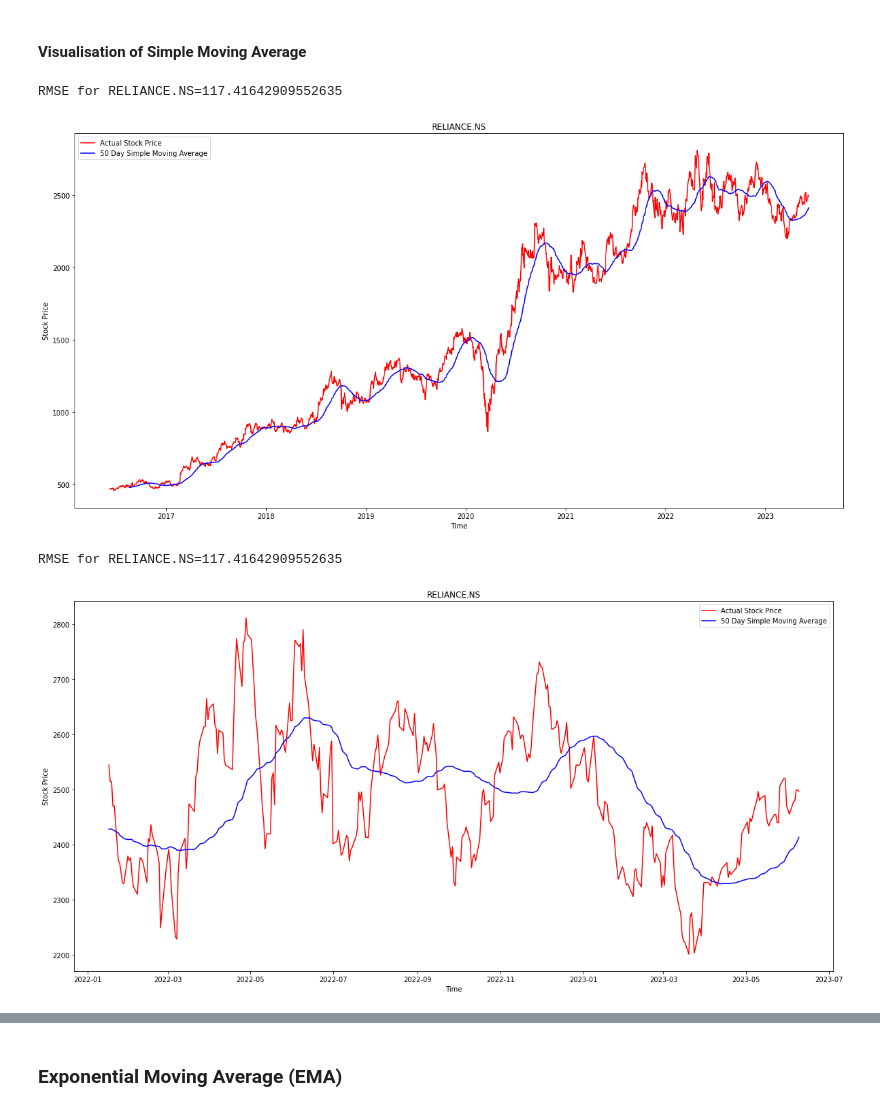
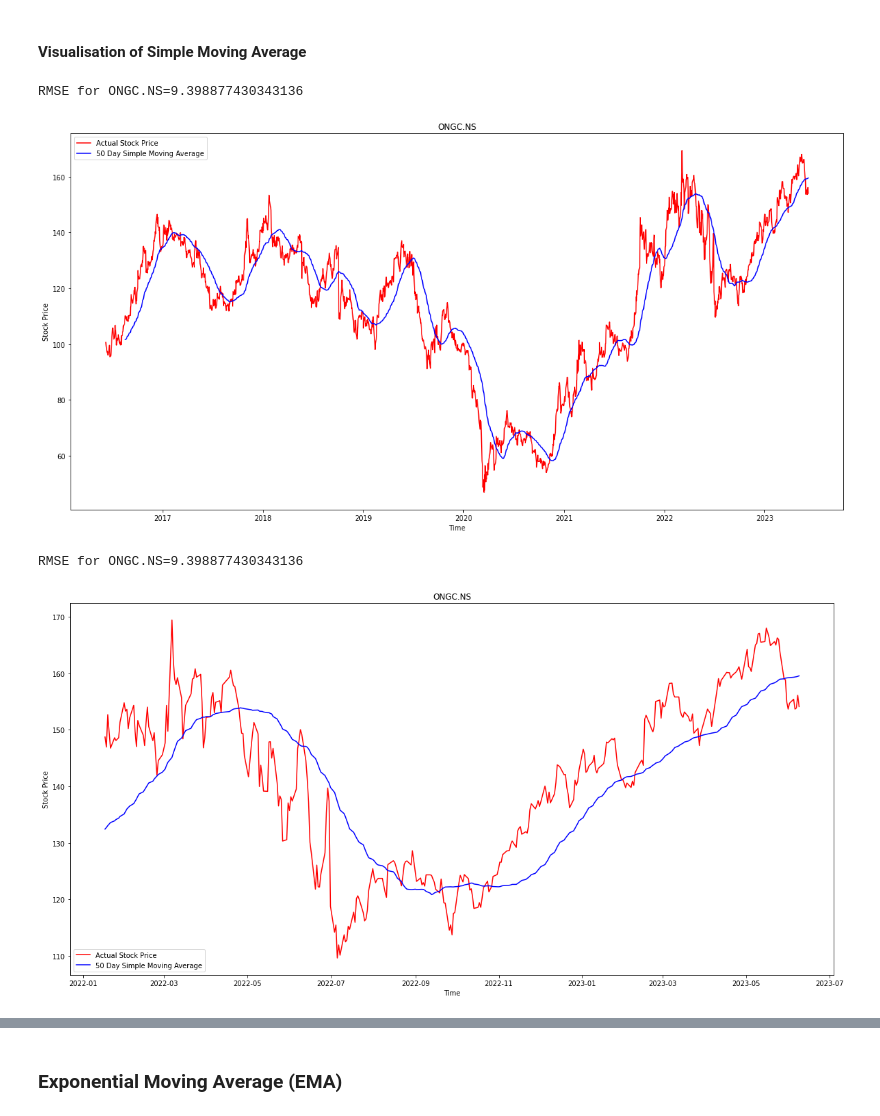
Before and after one commit to shashank-556/StockPricePrediction, a Jupyter notebook: code/StockPricePrediction.ipynb, the cells around one changed output, grey strips where cells are left out. Cells and saved outputs as stored; diff of their text form; code cells hidden in the pictures.

```diff
--- a/code/StockPricePrediction.ipynb
+++ b/code/StockPricePrediction.ipynb
@@ -47,7 +48,7 @@ companyPrice = pickle.load(fl)
 fl.close()
 # %%
 # We will be using closing price for prediction
-c,rel = 'Close','RELIANCE.NS'
+c,rel = 'Close','ONGC.NS'
 # %%
 # Shape of dataset of a single company
 companyPrice[rel].shape
@@ -201,12 +221,13 @@ mean = 140.3256190501452, median = 80.56092503251921
 plot_overlapping_graph(companyPrice[rel][c],sma[rel],rel,'Simple Moving Average')
 print(f'RMSE for {rel}={sma_error[rel]}')
 # %% [output]
-RMSE for RELIANCE.NS=117.41642909552635
+RMSE for ONGC.NS=9.398877430343136
-[figure, old version]
+[figure, new version]
 # %%
 # visualisation of only the testing data
-plot_overlapping_graph(companyPrice[rel][c][training_data_len[rel]:],sma[rel][training_data_len[rel]:],rel,'Simple Moving Average')
+plot_overlapping_graph(companyPrice[rel][c][training_data_len[rel]:],sma[rel][training_data_len[rel]:],rel,
+                    'Simple Moving Average')
 print(f'RMSE for {rel}={sma_error[rel]}')
 # %% [output]
-RMSE for RELIANCE.NS=117.41642909552635
+RMSE for ONGC.NS=9.398877430343136
-[figure, old version]
+[figure, new version]
```
Also changed, not shown: parts of 23 cells of this notebook, 2 other files.
